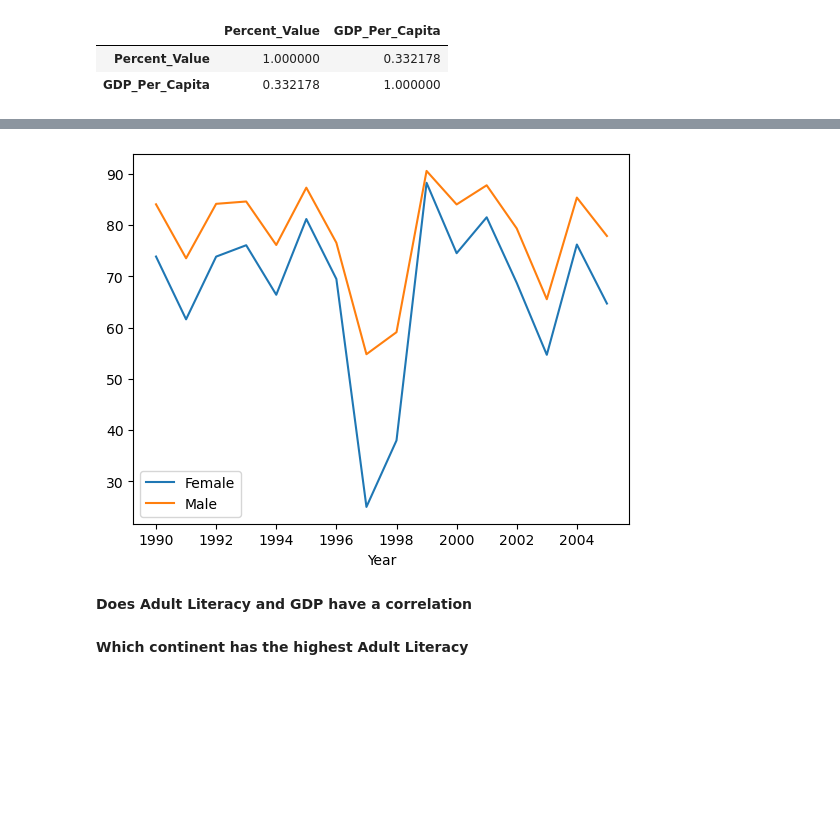
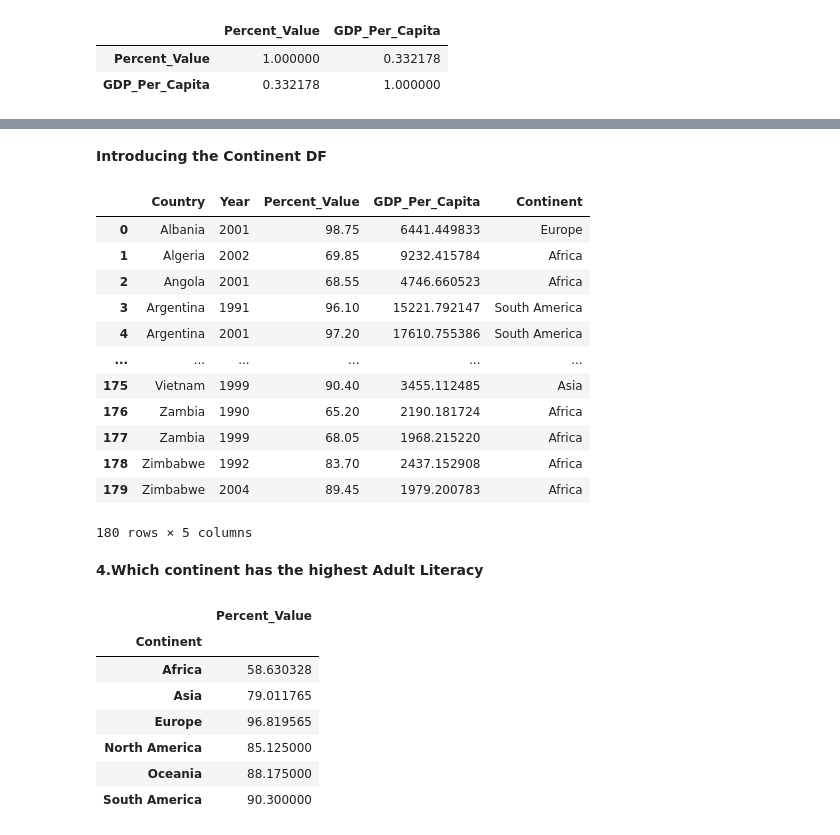
Before and after one commit to KagonDeans/un-exploration-KagonDeans, a Jupyter notebook: notebooks/Solo_UN_Data_Exploration.ipynb, the cells around one changed output, grey strips where cells are left out. Saved outputs shown, nothing was run; the diff lists cells and outputs as text; code cells hidden in the pictures; blank space fills up the shorter version.

```diff
--- a/notebooks/Solo_UN_Data_Exploration.ipynb
+++ b/notebooks/Solo_UN_Data_Exploration.ipynb
@@ -211,8 +164,2 @@ adult_lit_Male
-# %%
-axes = plt.gca()
-adult_lit_Fem.plot.line(x='Year', y='Female 15+ yr', label='Female', ax=axes);
-adult_lit_Male.plot.line(x='Year', y='Male 15+ yr', label='Male', ax=axes);
-# %% [output]
-[figure, removed]
-# %% [markdown]
-**Does Adult Literacy and GDP have a correlation**
+# %% [markdown]
+**Introducing the Continent DF**
@@ -219,2 +170,18 @@ adult_lit_Male.plot.line(x='Year', y='Male 15+ yr', label='Male', ax=axes);
+# %%
+world_adult_lit_GDP
+# %% [output]
+|  | Country | Year | Percent_Value | GDP_Per_Capita | Continent |
+| 0 | Albania | 2001 | 98.75 | 6441.449833 | Europe |
+| 1 | Algeria | 2002 | 69.85 | 9232.415784 | Africa |
+| 2 | Angola | 2001 | 68.55 | 4746.660523 | Africa |
+| 3 | Argentina | 1991 | 96.10 | 15221.792147 | South America |
+| 4 | Argentina | 2001 | 97.20 | 17610.755386 | South America |
+| ... | ... | ... | ... | ... | ... |
+| 175 | Vietnam | 1999 | 90.40 | 3455.112485 | Asia |
+| 176 | Zambia | 1990 | 65.20 | 2190.181724 | Africa |
+| 177 | Zambia | 1999 | 68.05 | 1968.215220 | Africa |
+| 178 | Zimbabwe | 1992 | 83.70 | 2437.152908 | Africa |
+| 179 | Zimbabwe | 2004 | 89.45 | 1979.200783 | Africa |
+180 rows × 5 columns
 # %% [markdown]
-**Which continent has the highest Adult Literacy**
+**4.Which continent has the highest Adult Literacy**
@@ -222,0 +188,11 @@ pd.read_csv('..')
+# %%
+world_adult_lit_GDP.groupby(['Continent'])[['Percent_Value']].mean()
+# %% [output]
+|  | Percent_Value |
+| Continent |  |
+| Africa | 58.630328 |
+| Asia | 79.011765 |
+| Europe | 96.819565 |
+| North America | 85.125000 |
+| Oceania | 88.175000 |
+| South America | 90.300000 |
```
Also changed, not shown: parts of 17 cells of this notebook.
